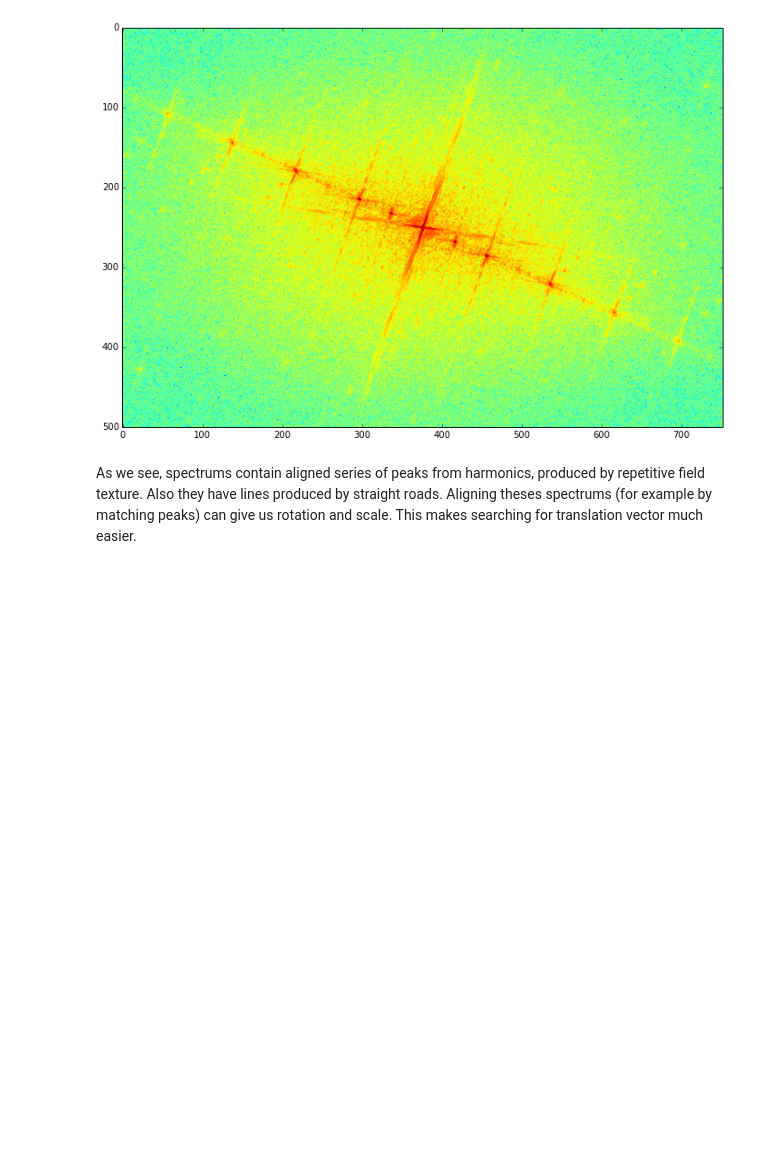
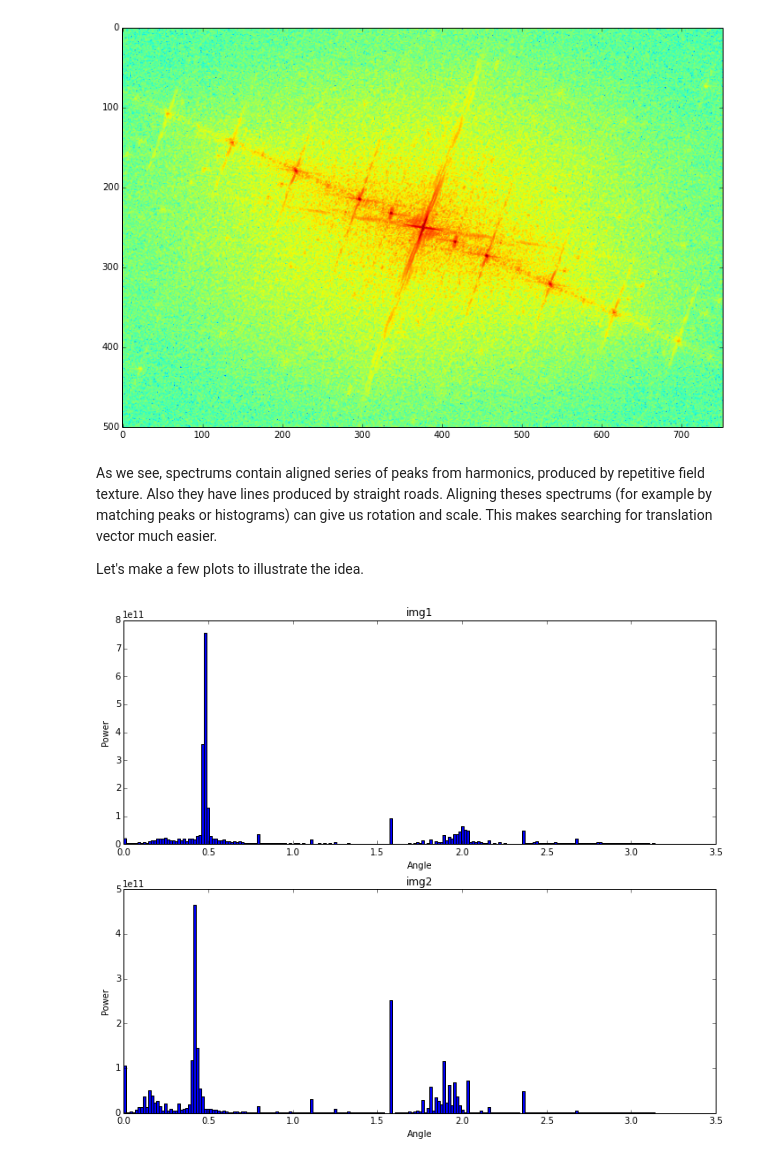
Before and after one commit to znah/notebooks, a Jupyter notebook: FFT_match.ipynb, the cells around one changed output. Cells and saved outputs as stored; diff of their text form; code cells hidden in the pictures; blank space fills up the shorter version.

Commit message:
some plots

```diff
--- a/FFT_match.ipynb
+++ b/FFT_match.ipynb
@@ -5,8 +5,8 @@ import cv2
 import scipy.ndimage as nd
 figsize(12, 10)
 # %%
-img1 = cv2.imread('temp.jpg')
-img2 = cv2.imread('DSC_0059.JPG')
+img1 = cv2.imread('data/temp.jpg')
+img2 = cv2.imread('data/DSC_0059.JPG')
 img1 = cv2.cvtColor(img1, cv2.COLOR_BGR2GRAY)
 img2 = cv2.cvtColor(img2, cv2.COLOR_BGR2GRAY)
 print img1.shape, img2.shape
@@ -52,4 +52,34 @@ imshow(log(F2), cmap='jet')
 <matplotlib.image.AxesImage at 0x...>
 [figure]
 # %% [markdown]
-As we see, spectrums contain aligned series of peaks from harmonics, produced by repetitive field texture. Also they have lines produced by straight roads. Aligning theses spectrums (for example by matching peaks) can give us rotation and scale. This makes searching for translation vector much easier.
+As we see, spectrums contain aligned series of peaks from harmonics, produced by repetitive field texture. Also they have lines produced by straight roads. Aligning theses spectrums (for example by matching peaks or histograms) can give us rotation and scale. This makes searching for translation vector much easier.
+
+Let's make a few plots to illustrate the idea.
+# %%
+def make_xy(F):
+    h, w = F.shape
+    y, x = indices((h, w))
+    return x-w//2, y-h//2
+
+def ang_hist(F):
+    x, y = make_xy(F)
+    ang = arctan2(y, x) % pi
+    hist(ang.ravel(), 200, weights=F.ravel())
+    xlabel('Angle')
+    ylabel('Power')
+
+def r_hist(F):
+    x, y = make_xy(F)
+    r = sqrt(x*x + y*y)
+    hist(r.ravel(), 200, weights=F.ravel())
+    xlabel('Frequency')
+    ylabel('Power')
+# %%
+subplot(211)
+title('img1')
+ang_hist(F1**2)
+subplot(212)
+title('img2')
+ang_hist(F2**2)
+# %% [output]
+[figure, added]
```
Also changed, not shown: parts of 2 cells of this notebook.
